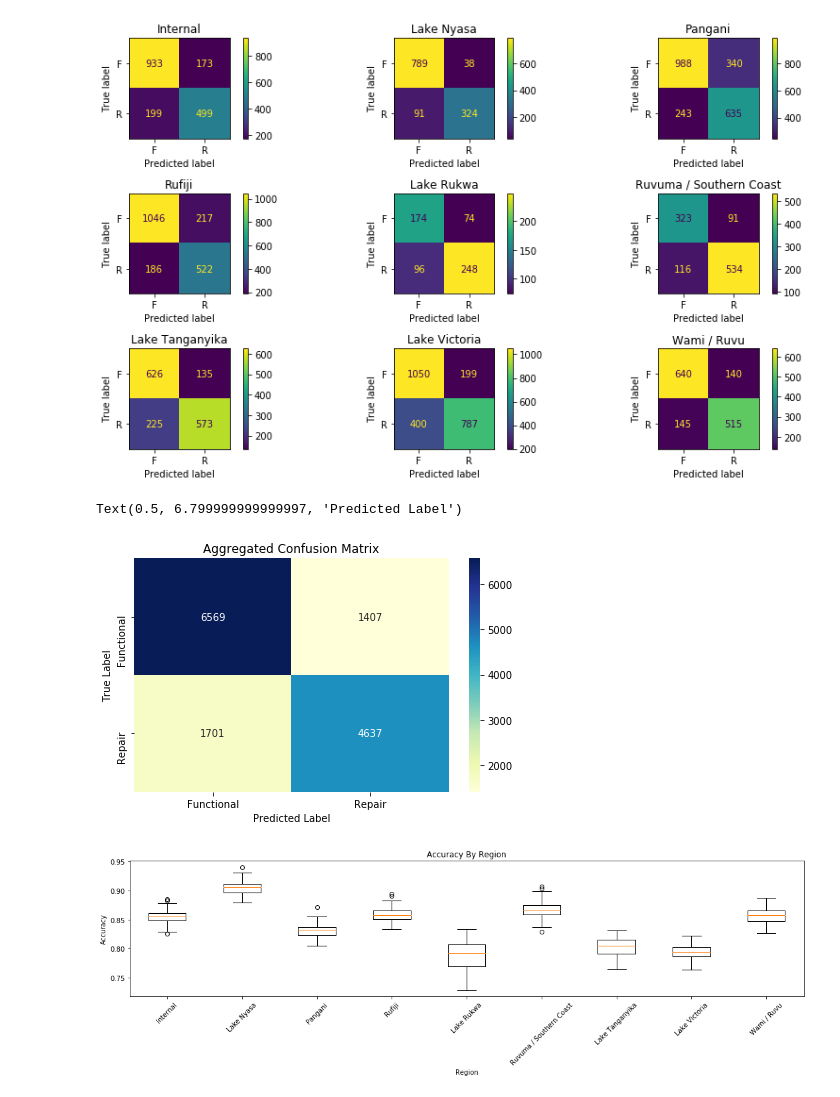
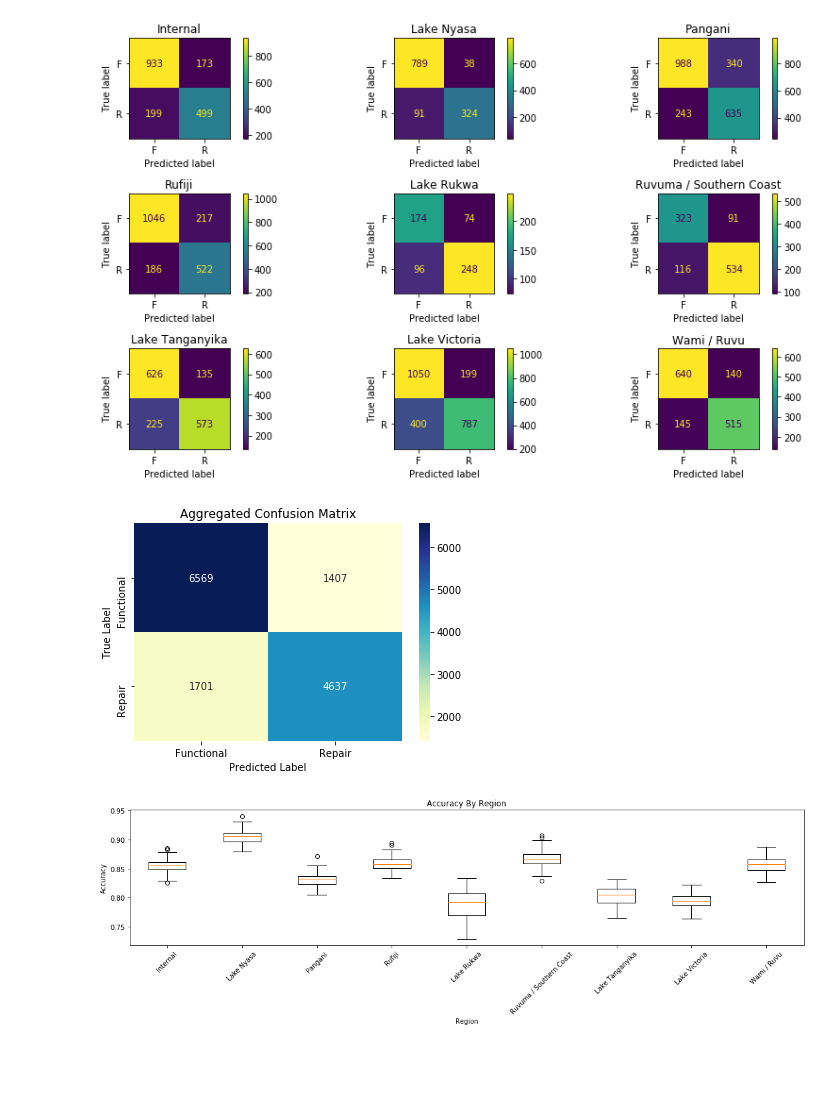
Before and after one commit to HeeebsInc/Mod3Project, a Jupyter notebook: Notebooks/Modeling-ByBasin.ipynb, the cells around one changed output. Drawn from its saved outputs; the diff is of its cells as text; code cells hidden in the pictures; blank space fills up the shorter version.

```diff
--- a/Notebooks/Modeling-ByBasin.ipynb
+++ b/Notebooks/Modeling-ByBasin.ipynb
@@ -187,20 +187,18 @@ pickle.dump(cm_dict, open(f'../models/Basins/BasinCMDict.p', 'wb'))
 # %%
 # aggregate confusion matrices
 tn = sum([i[0][0] for y,i in cm_dict.items()])
 fp = sum([i[0][1] for y,i in cm_dict.items()])
 fn = sum([i[1][0] for y,i in cm_dict.items()])
 tp = sum([i[1][1] for y,i in cm_dict.items()])
 
 cm_new = [[tn, fp],[fn, tp]]
 sns.heatmap(cm_new, annot = True, fmt = 'g', cmap = 'YlGnBu', xticklabels = ['Functional', 'Repair'], yticklabels = ['Functional', 'Repair'])
 plt.title('Aggregated Confusion Matrix')
-plt.tight_layout()
-plt.savefig('figures/AggregatedCM.png')
 plt.ylabel('True Label')
 plt.xlabel('Predicted Label')
+plt.savefig('figures/AggregatedCM.png')
 # %% [output]
-Text(0.5, 6.799999999999997, 'Predicted Label')
-[figure, old version]
+[figure, new version]
 # %%
 basin_model_dict = pickle.load(open(f'../models/TunedBasinModels.p', 'rb'))
 pbar = tqdm(basin_model_dict.keys())
```
Also changed, not shown: 2 other files.
